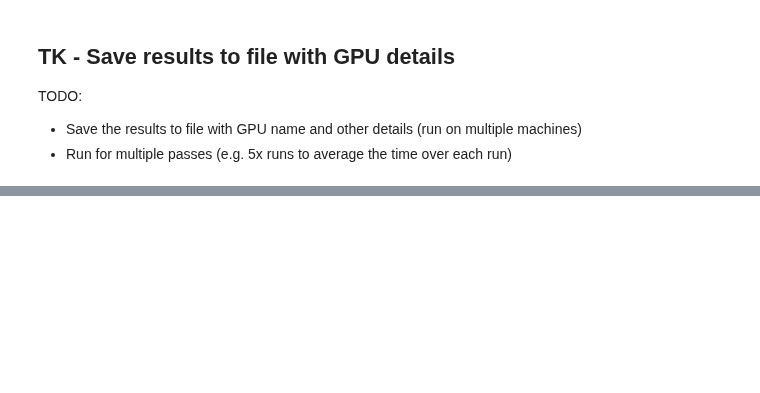
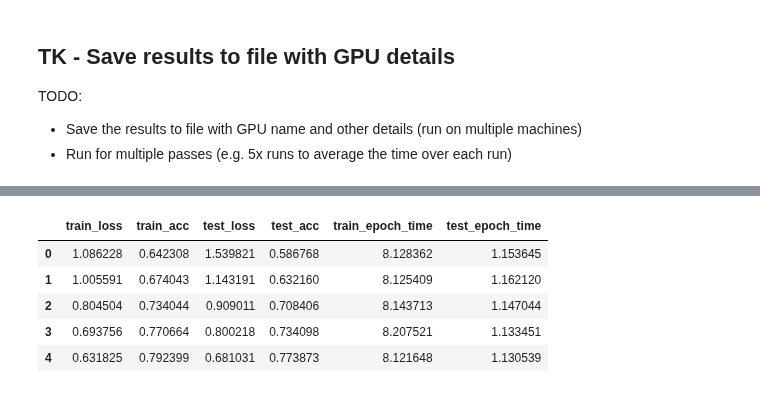
Before and after one commit to mrdbourke/pytorch-deep-learning, a Jupyter notebook: extras/pytorch_2_intro.ipynb, the cells around one changed output, grey strips where cells are left out. Cells and saved outputs as stored; diff of their text form; code cells hidden in the pictures; blank space fills up the shorter version.

```diff
--- a/extras/pytorch_2_intro.ipynb
+++ b/extras/pytorch_2_intro.ipynb
@@ -481,0 +666,9 @@ compile_time = compile_end_time - compile_start_time
+# %%
+# Run non-compiled model for multiple runs
+num_runs = 5
+
+non_compile_results_multiple_runs = []
+for i in tqdm(range(num_runs)):
+    print(f"[INFO] Run {i+1} of {num_runs} for non-compiled model")
+    results = create_and_train_non_compiled_model(epochs=NUM_EPOCHS, disable_progress_bar=True)
+    non_compile_results_multiple_runs.append(results)
@@ -481,0 +693,18 @@ compile_time = compile_end_time - compile_start_time
+# %%
+# Go through non_compile_results_multiple_runs and create a dataframe for each run then concatenate them together
+non_compile_results_dfs = []
+for result in non_compile_results_multiple_runs:
+    result_df = pd.DataFrame(result)
+    non_compile_results_dfs.append(result_df)
+non_compile_results_multiple_runs_df = pd.concat(non_compile_results_dfs)
+
+# Get the averages across the multiple runs
+non_compile_results_multiple_runs_df = non_compile_results_multiple_runs_df.groupby(non_compile_results_multiple_runs_df.index).mean()
+non_compile_results_multiple_runs_df
+# %% [output]
+|  | train_loss | train_acc | test_loss | test_acc | train_epoch_time | test_epoch_time |
+| 0 | 1.086228 | 0.642308 | 1.539821 | 0.586768 | 8.128362 | 1.153645 |
+| 1 | 1.005591 | 0.674043 | 1.143191 | 0.632160 | 8.125409 | 1.162120 |
+| 2 | 0.804504 | 0.734044 | 0.909011 | 0.708406 | 8.143713 | 1.147044 |
+| 3 | 0.693756 | 0.770664 | 0.800218 | 0.734098 | 8.207521 | 1.133451 |
+| 4 | 0.631825 | 0.792399 | 0.681031 | 0.773873 | 8.121648 | 1.130539 |
```
Also changed, not shown: parts of 27 cells of this notebook.
